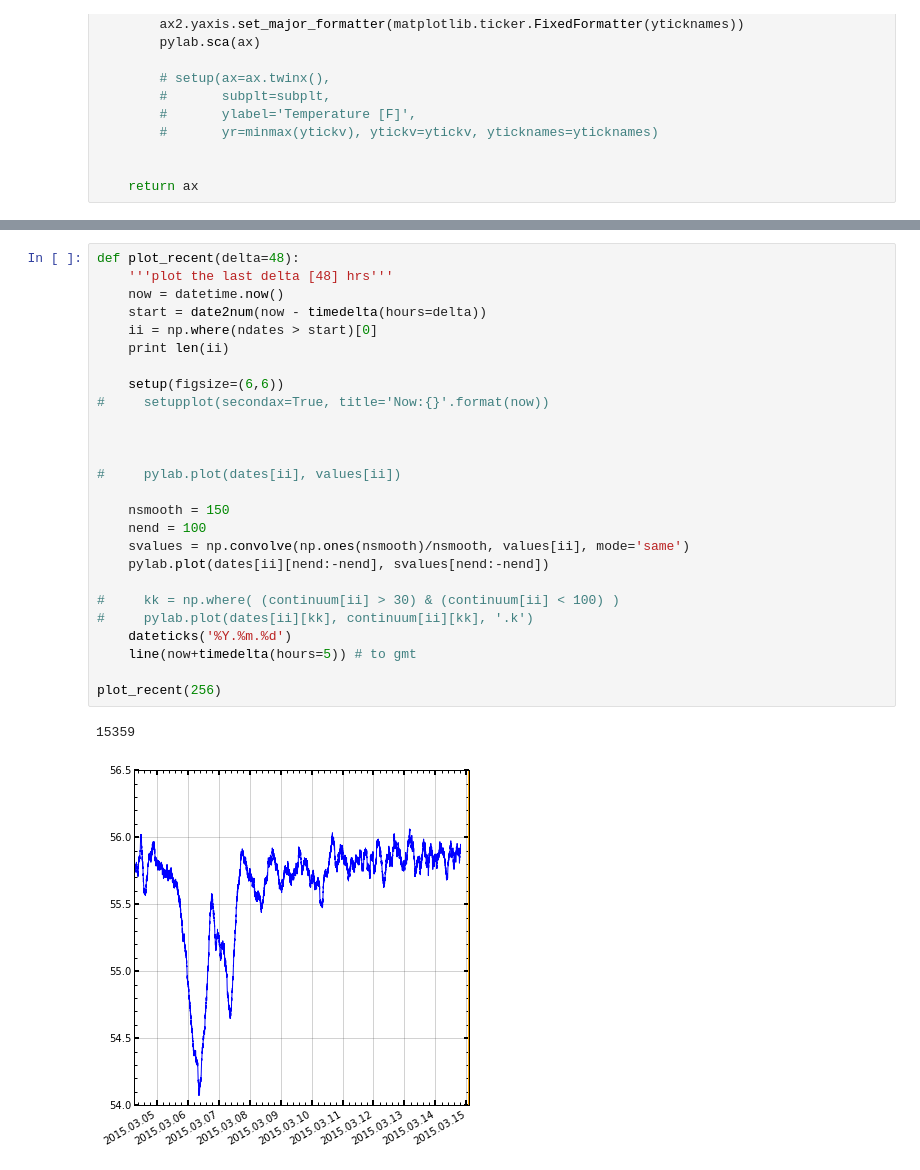
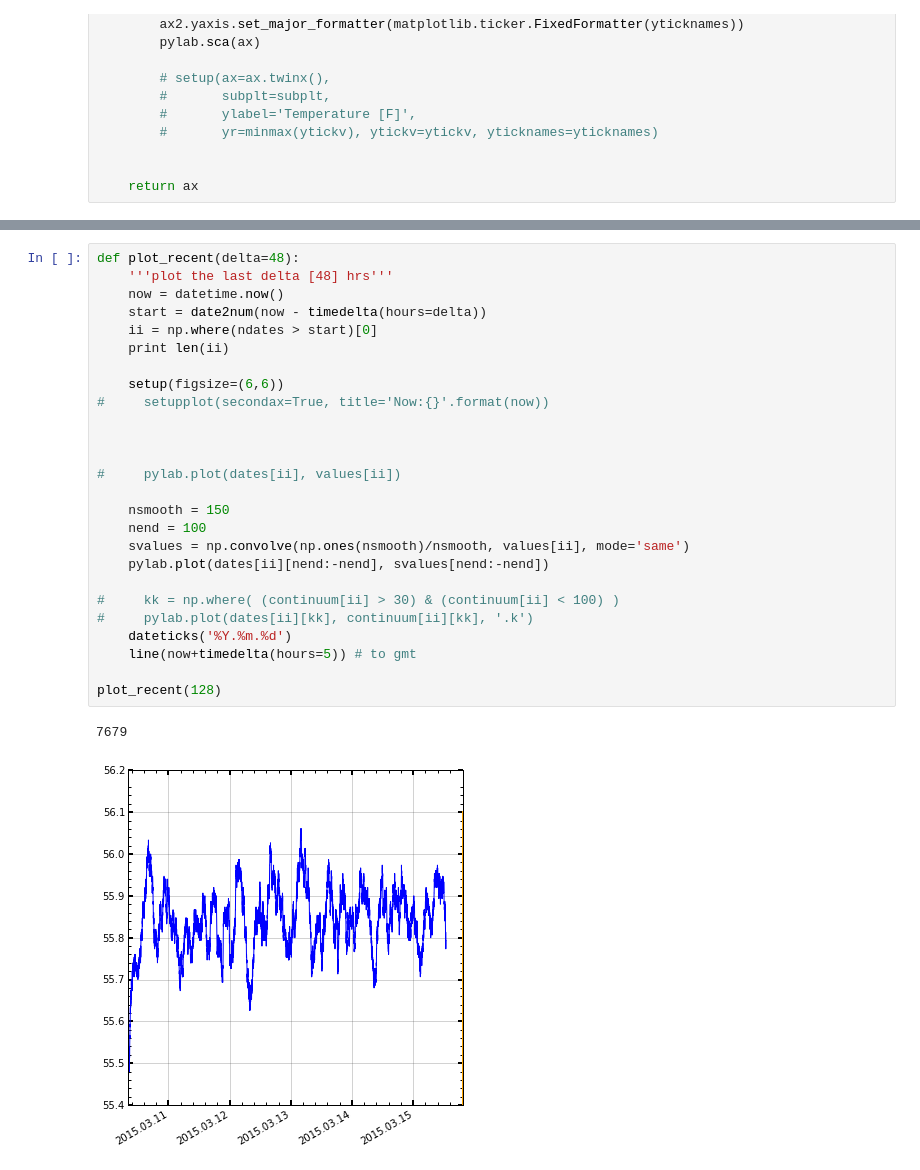
Before and after one commit to ajmendez/templog, a Jupyter notebook: notebook/phonon.ipynb, the cells around one changed output, grey strips where cells are left out. Drawn from its saved outputs; the diff is of its cells as text.

```diff
--- a/notebook/phonon.ipynb
+++ b/notebook/phonon.ipynb
@@ -167,29 +167,29 @@ plot_temp()
 # %%
 def plot_recent(delta=48):
     '''plot the last delta [48] hrs'''
     now = datetime.now()
     start = date2num(now - timedelta(hours=delta))
     ii = np.where(ndates > start)[0]
     print len(ii)
 
     setup(figsize=(6,6))
 #     setupplot(secondax=True, title='Now:{}'.format(now))
 
 
 
 #     pylab.plot(dates[ii], values[ii])
 
     nsmooth = 150
     nend = 100
     svalues = np.convolve(np.ones(nsmooth)/nsmooth, values[ii], mode='same')
     pylab.plot(dates[ii][nend:-nend], svalues[nend:-nend])
 
 #     kk = np.where( (continuum[ii] > 30) & (continuum[ii] < 100) )
 #     pylab.plot(dates[ii][kk], continuum[ii][kk], '.k')
     dateticks('%Y.%m.%d')
     line(now+timedelta(hours=5)) # to gmt
 
-plot_recent(256)
+plot_recent(128)
 # %% [output]
-15359
+7679
-[figure, old version]
+[figure, new version]
```
Also changed, not shown: parts of 3 cells of this notebook, 2 other files.
